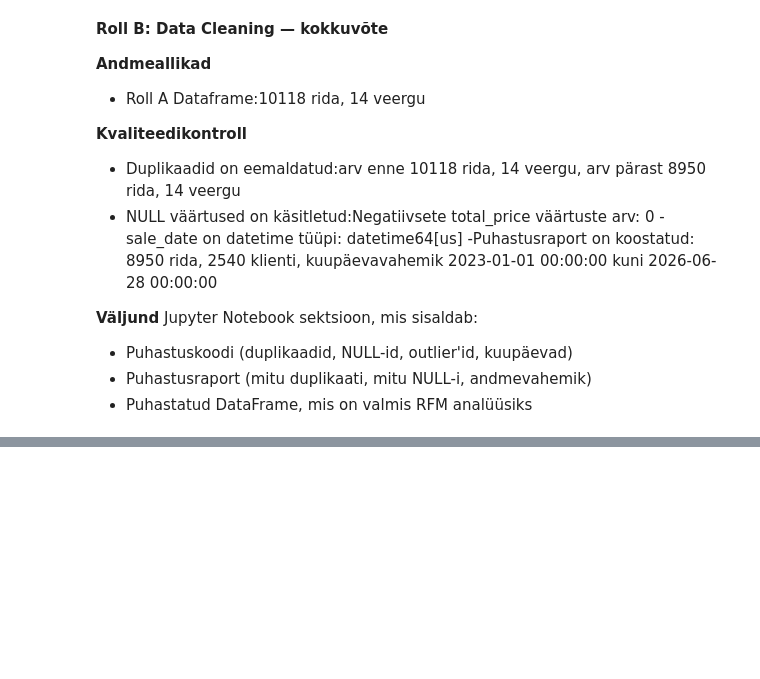
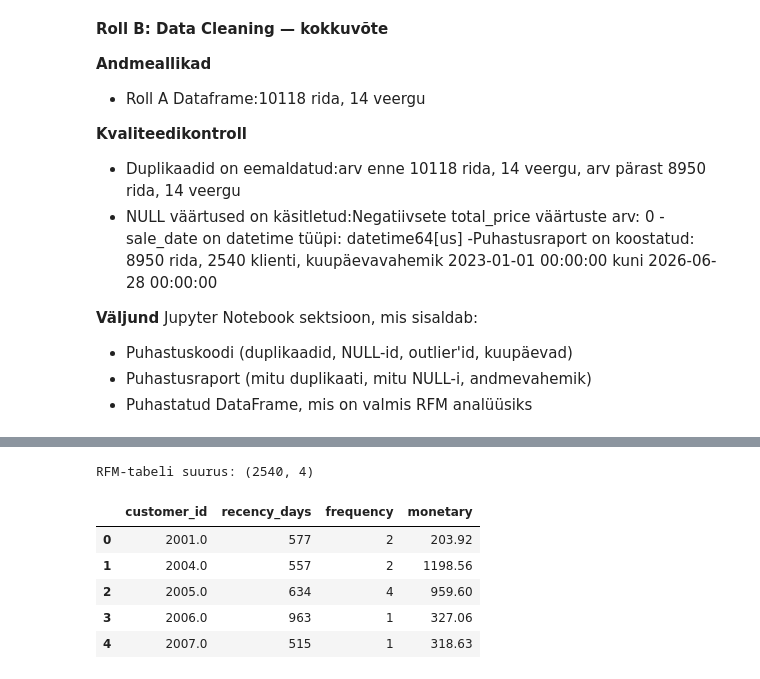
Before and after one commit to mariannesisask-afk/urbanstyle-turundus, a Jupyter notebook: portfolio/week-7/week7_rfm_analysis_marketing.ipynb, the cells around one changed output, grey strips where cells are left out. Saved outputs shown, nothing was run; the diff lists cells and outputs as text; code cells hidden in the pictures; blank space fills up the shorter version.

```diff
--- a/portfolio/week-7/week7_rfm_analysis_marketing.ipynb
+++ b/portfolio/week-7/week7_rfm_analysis_marketing.ipynb
@@ -421,0 +435,23 @@ Jupyter Notebook sektsioon, mis sisaldab:
+# %%
+# Määran analüüsi võrdluskuupäeva.
+# Andmestiku viimane müügikuupäev on 2026-06-28.
+today = pd.Timestamp('2026-06-29')
+
+# Arvutan iga kliendi RFM-näitajad puhastatud müügiandmete põhjal.
+rfm = df.groupby('customer_id').agg(
+    recency_days=('sale_date', lambda x: (today - x.max()).days),
+    frequency=('invoice_id', 'nunique'),
+    monetary=('total_price', 'sum')
+).reset_index()
+
+# Kontrollin RFM-tabeli suurust ja esimesi ridu.
+print('RFM-tabeli suurus:', rfm.shape)
+display(rfm.head())
+# %% [output]
+RFM-tabeli suurus: (2540, 4)
+|  | customer_id | recency_days | frequency | monetary |
+| 0 | 2001.0 | 577 | 2 | 203.92 |
+| 1 | 2004.0 | 557 | 2 | 1198.56 |
+| 2 | 2005.0 | 634 | 4 | 959.60 |
+| 3 | 2006.0 | 963 | 1 | 327.06 |
+| 4 | 2007.0 | 515 | 1 | 318.63 |
```
Also changed, not shown: parts of 31 cells of this notebook.
